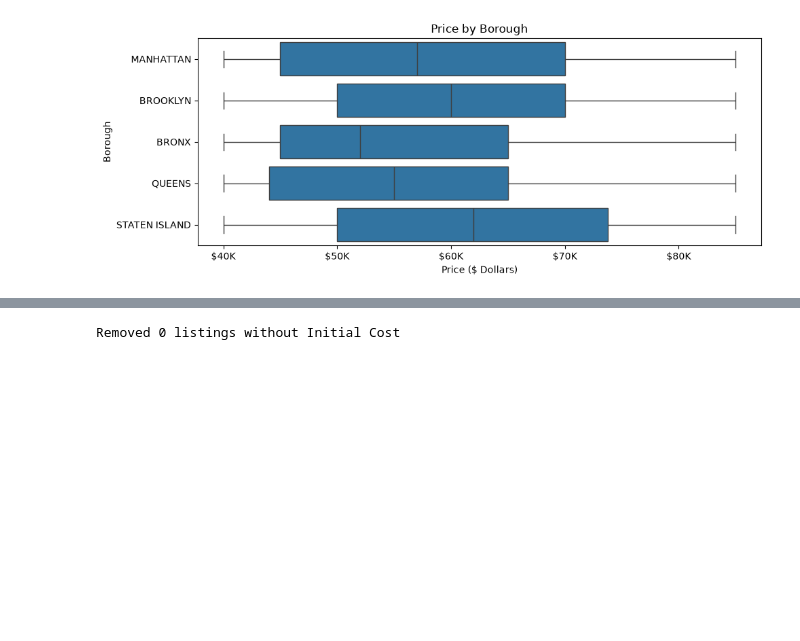
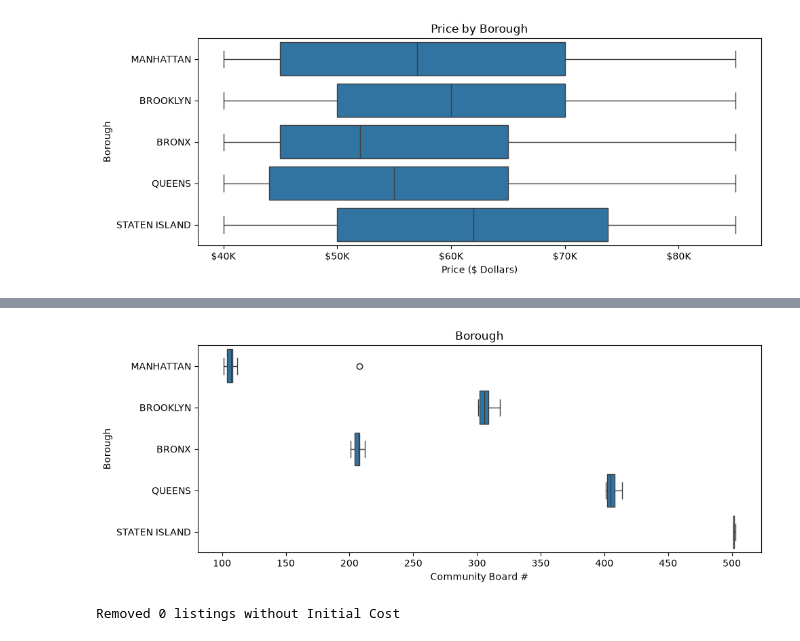
Before and after one commit to iaac-maai/group7_day1_assigment, a Jupyter notebook: New_York_Housing_cost/notebook/data_cleaning_and_EDA.ipynb, the cells around one changed output, grey strips where cells are left out. Drawn from its saved outputs; the diff is of its cells as text; code cells hidden in the pictures; blank space fills up the shorter version.

```diff
--- a/New_York_Housing_cost/notebook/data_cleaning_and_EDA.ipynb
+++ b/New_York_Housing_cost/notebook/data_cleaning_and_EDA.ipynb
@@ -143,3 +241,20 @@ plt.show()
+# %%
+df_clean["Community - Board"] = pd.to_numeric(
+    df_clean["Community - Board"].astype(str).str.replace(r"[$,]", "", regex=True),
+    errors="coerce"
+)
+
+fig, ax = plt.subplots(figsize=(10, 4))
+
+sns.boxplot(data=df_clean, x="Community - Board", y="Borough", ax=ax)
+
+ax.set_title("Borough")
+ax.set_xlabel("Community Board #")
+
+plt.tight_layout()
+plt.show()
+# %% [output]
+[figure, added]
 # %%
 rows_before = len(df_clean)
 df_clean = df_clean.dropna(subset=["Initial Cost"]).reset_index(drop=True)
```
Also changed, not shown: parts of 7 cells of this notebook.
